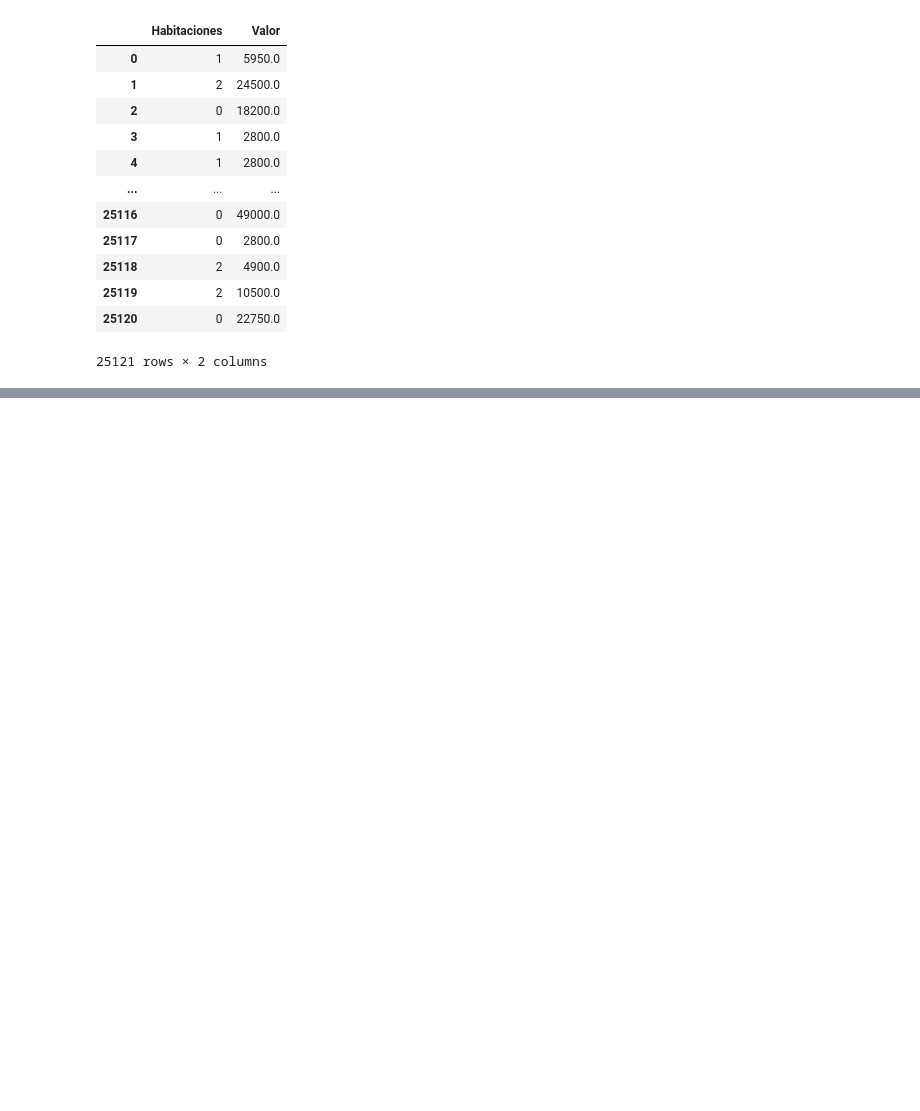
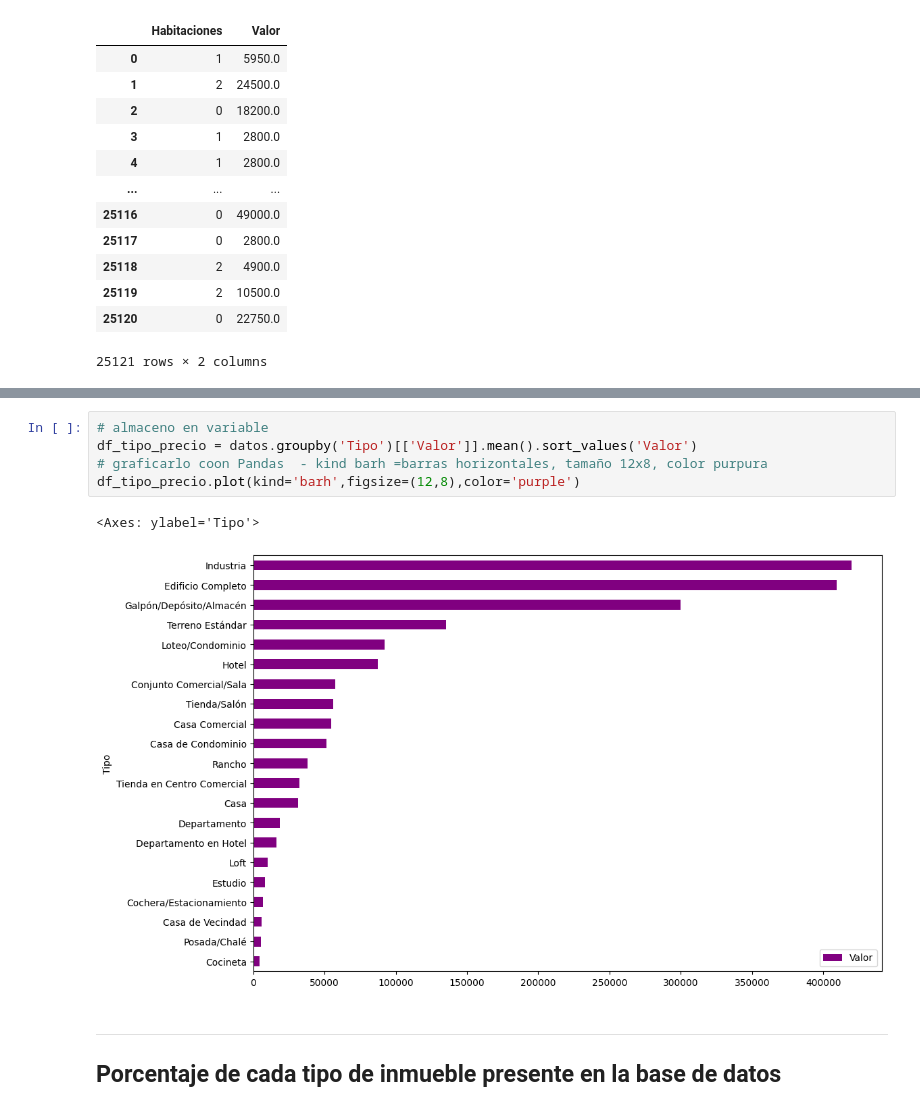
Before and after one commit to BibiTC/DS-Pandas-Conociendo-Biblioteca, a Jupyter notebook: inmuebles_cdmx.ipynb, the cells around one changed output, grey strips where cells are left out. Cells and saved outputs as stored; diff of their text form; blank space fills up the shorter version.

Commit message:
Actualiza inmuebles_cmd.jpynb con las actividades de Aula 2 y Desafio de Aula 2

```diff
--- a/inmuebles_cdmx.ipynb
+++ b/inmuebles_cdmx.ipynb
@@ -185,0 +269,15 @@ datos[['Habitaciones','Valor']]
+# %%
+# almaceno en variable
+df_tipo_precio = datos.groupby('Tipo')[['Valor']].mean().sort_values('Valor')
+# graficarlo coon Pandas  - kind barh =barras horizontales, tamaño 12x8, color purpura
+df_tipo_precio.plot(kind='barh',figsize=(12,8),color='purple')
+# %% [output]
+<Axes: ylabel='Tipo'>
+[figure, added]
+# %% [markdown]
+
+
+---
+
+
+## Porcentaje de cada tipo de inmueble presente en la base de datos
```
Also changed, not shown: parts of 24 cells of this notebook, 2 other files.
